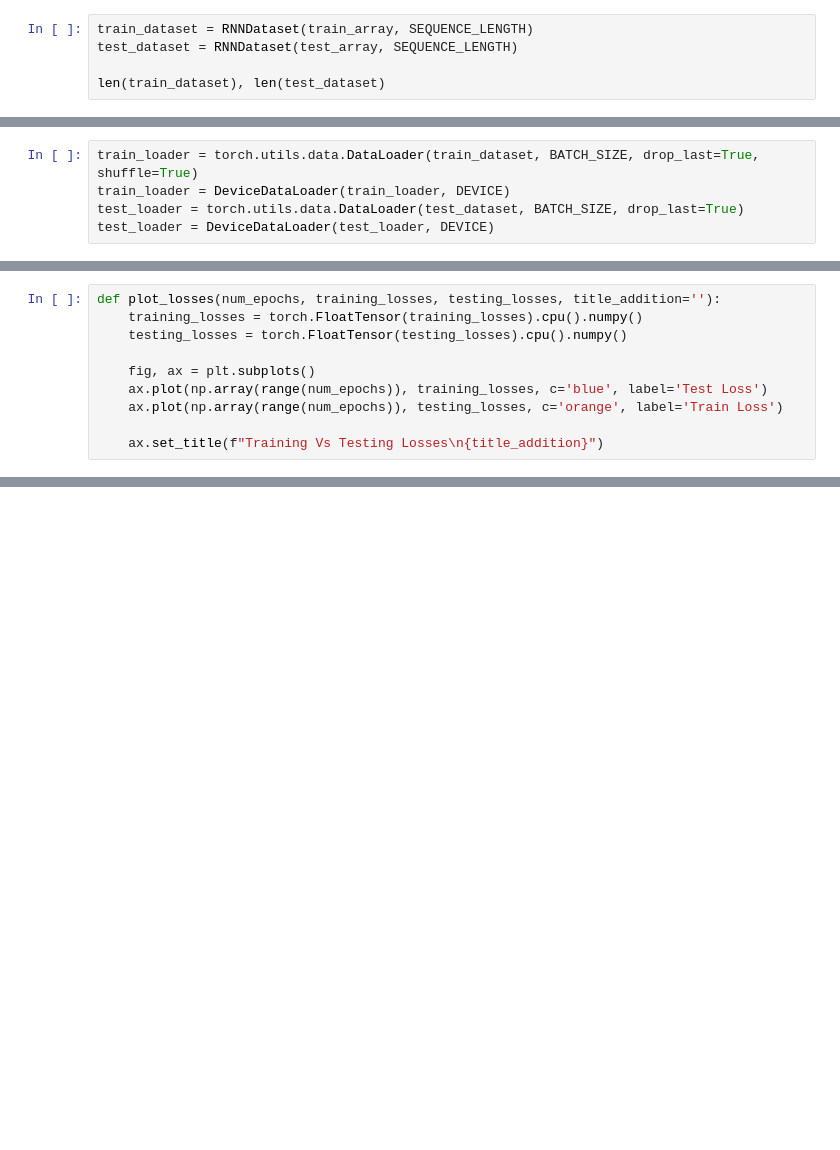
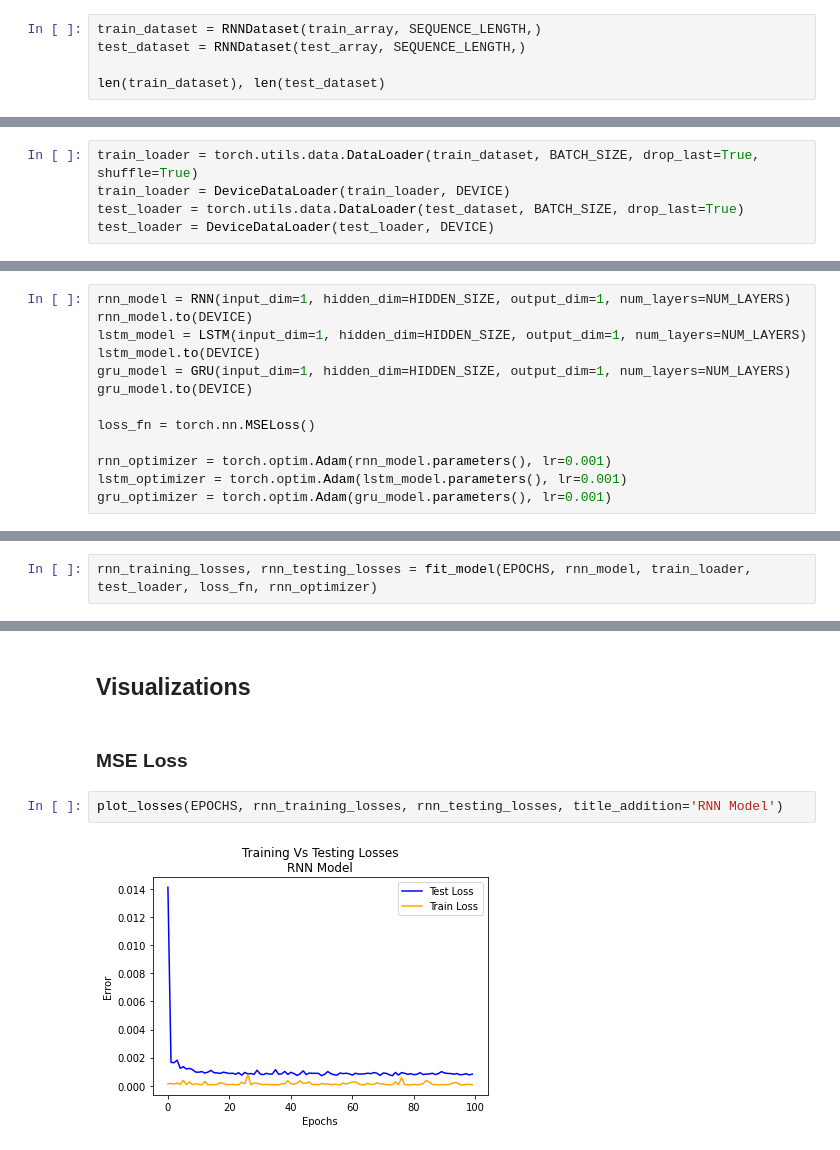
Before and after one commit to mschmidlin1/MSDS_capstone, a Jupyter notebook: DOCS_RNN_algorithm.ipynb, the cells around one changed output, grey strips where cells are left out. Drawn from its saved outputs; the diff is of its cells as text; blank space fills up the shorter version.

```diff
--- a/DOCS_RNN_algorithm.ipynb
+++ b/DOCS_RNN_algorithm.ipynb
@@ -94,6 +120,6 @@ class RNNDataset(torch.utils.data.Dataset):
 # %%
-train_dataset = RNNDataset(train_array, SEQUENCE_LENGTH)
-test_dataset = RNNDataset(test_array, SEQUENCE_LENGTH)
+train_dataset = RNNDataset(train_array, SEQUENCE_LENGTH,)
+test_dataset = RNNDataset(test_array, SEQUENCE_LENGTH,)
 
 len(train_dataset), len(test_dataset)
 # %% [output]
@@ -326,10 +136,0 @@ Epoch 95        Train MSE: 0.00093      Test MSE: 0.00012
-# %%
-def plot_losses(num_epochs, training_losses, testing_losses, title_addition=''):
-    training_losses = torch.FloatTensor(training_losses).cpu().numpy()
-    testing_losses = torch.FloatTensor(testing_losses).cpu().numpy()
-
-    fig, ax = plt.subplots()
-    ax.plot(np.array(range(num_epochs)), training_losses, c='blue', label='Test Loss')
-    ax.plot(np.array(range(num_epochs)), testing_losses, c='orange', label='Train Loss')
-
-    ax.set_title(f"Training Vs Testing Losses\n{title_addition}")
@@ -466,0 +149,13 @@ visualize_chained_predictions(gru_model, train_array, test_array, DEVICE)
+# %%
+rnn_model = RNN(input_dim=1, hidden_dim=HIDDEN_SIZE, output_dim=1, num_layers=NUM_LAYERS)
+rnn_model.to(DEVICE)
+lstm_model = LSTM(input_dim=1, hidden_dim=HIDDEN_SIZE, output_dim=1, num_layers=NUM_LAYERS)
+lstm_model.to(DEVICE)
+gru_model = GRU(input_dim=1, hidden_dim=HIDDEN_SIZE, output_dim=1, num_layers=NUM_LAYERS)
+gru_model.to(DEVICE)
+
+loss_fn = torch.nn.MSELoss()
+
+rnn_optimizer = torch.optim.Adam(rnn_model.parameters(), lr=0.001)
+lstm_optimizer = torch.optim.Adam(lstm_model.parameters(), lr=0.001)
+gru_optimizer = torch.optim.Adam(gru_model.parameters(), lr=0.001)
@@ -466,0 +166,2 @@ visualize_chained_predictions(gru_model, train_array, test_array, DEVICE)
+# %%
+rnn_training_losses, rnn_testing_losses = fit_model(EPOCHS, rnn_model, train_loader, test_loader, loss_fn, rnn_optimizer)
@@ -466,0 +205,8 @@ visualize_chained_predictions(gru_model, train_array, test_array, DEVICE)
+# %% [markdown]
+## Visualizations
+# %% [markdown]
+### MSE Loss
+# %%
+plot_losses(EPOCHS, rnn_training_losses, rnn_testing_losses, title_addition='RNN Model')
+# %% [output]
+[figure, added]
```
Also changed, not shown: parts of 101 cells of this notebook, 22 other files.
